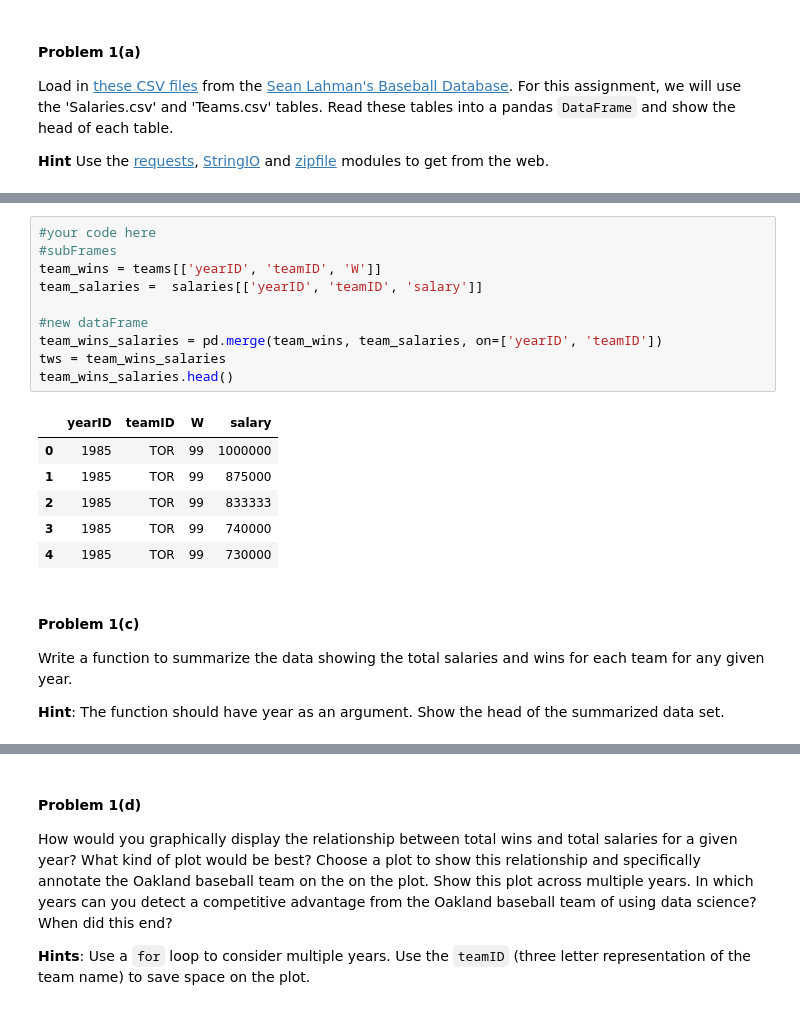
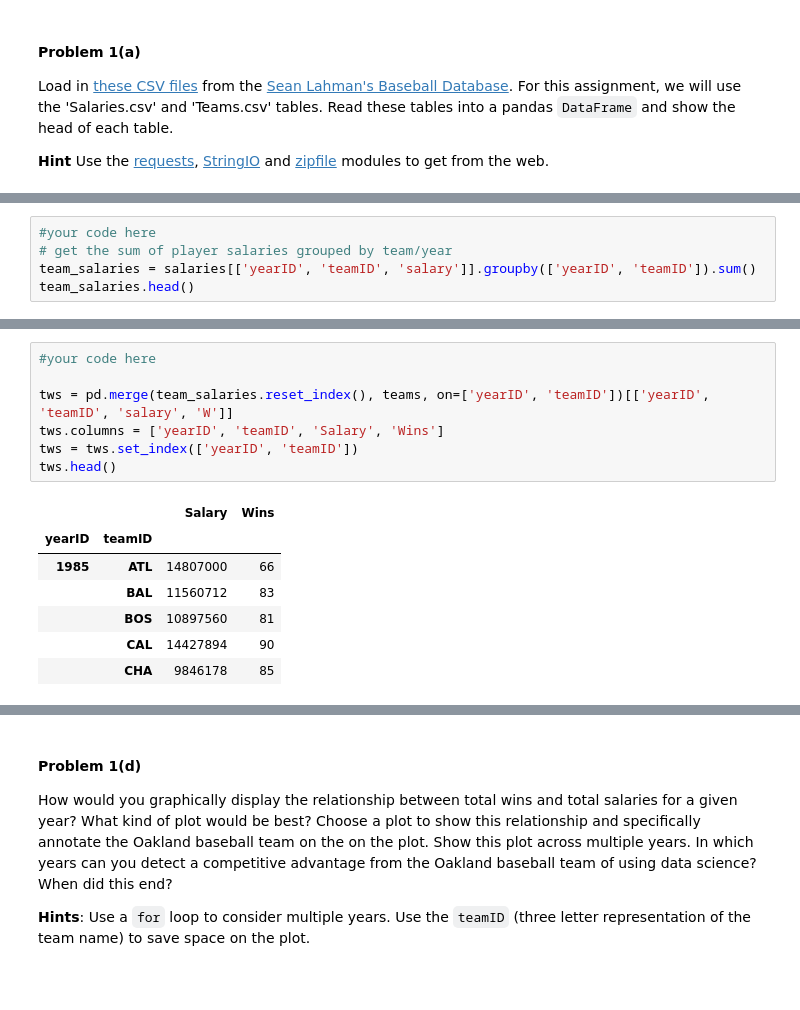
Before and after one commit to GeneralHummel/CSozn, a Jupyter notebook: HW1.ipynb, the cells around one changed output, grey strips where cells are left out. Drawn from its saved outputs; the diff is of its cells as text; blank space fills up the shorter version.

```diff
--- a/HW1.ipynb
+++ b/HW1.ipynb
@@ -95,0 +101,5 @@ Create a subFrame from the team data set containing the wins and the salaries fr
+# %%
+#your code here
+# get the sum of player salaries grouped by team/year
+team_salaries = salaries[['yearID', 'teamID', 'salary']].groupby(['yearID', 'teamID']).sum()
+team_salaries.head()
@@ -96,22 +121,15 @@ Create a subFrame from the team data set containing the wins and the salaries fr
 # %%
 #your code here
-#subFrames
-team_wins = teams[['yearID', 'teamID', 'W']]
-team_salaries =  salaries[['yearID', 'teamID', 'salary']]
 
-#new dataFrame
-team_wins_salaries = pd.merge(team_wins, team_salaries, on=['yearID', 'teamID'])
-tws = team_wins_salaries
-team_wins_salaries.head()
+tws = pd.merge(team_salaries.reset_index(), teams, on=['yearID', 'teamID'])[['yearID', 'teamID', 'salary', 'W']]
+tws.columns = ['yearID', 'teamID', 'Salary', 'Wins']
+tws = tws.set_index(['yearID', 'teamID'])
+tws.head()
 # %% [output]
-|  | yearID | teamID | W | salary |
-| 0 | 1985 | TOR | 99 | 1000000 |
-| 1 | 1985 | TOR | 99 | 875000 |
-| 2 | 1985 | TOR | 99 | 833333 |
-| 3 | 1985 | TOR | 99 | 740000 |
-| 4 | 1985 | TOR | 99 | 730000 |
+|  |  | Salary | Wins |
+| yearID | teamID |  |  |
+| 1985 | ATL | 14807000 | 66 |
+|  | BAL | 11560712 | 83 |
+|  | BOS | 10897560 | 81 |
+|  | CAL | 14427894 | 90 |
+|  | CHA | 9846178 | 85 |
-# %% [markdown]
-#### Problem 1(c)
-Write a function to summarize the data showing the total salaries and wins for each team for any given year.
-
-**Hint**: The function should have year as an argument. Show the head of the summarized data set.
```
Also changed, not shown: parts of 32 cells of this notebook.
